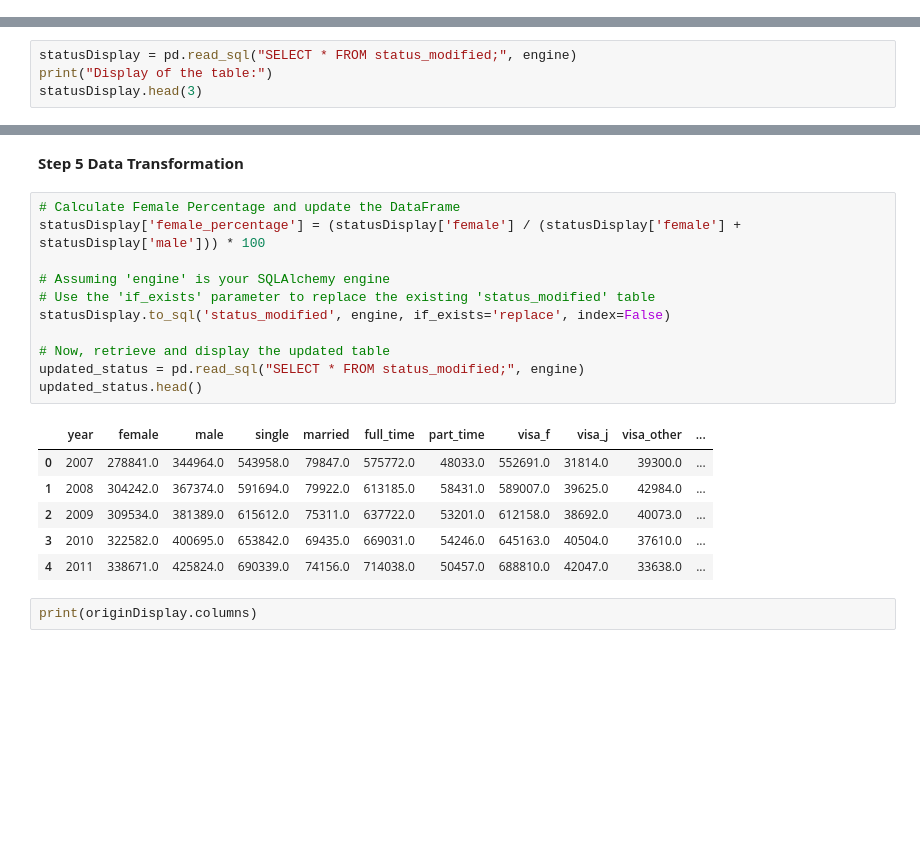
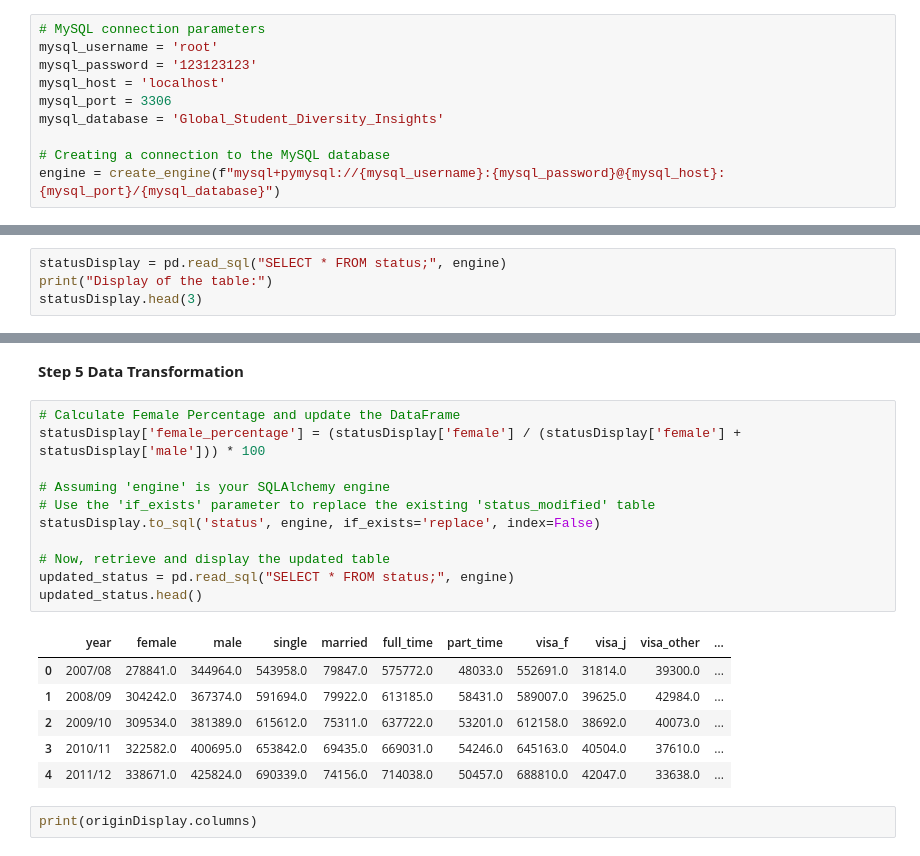
Before and after one commit to mirna1983/Global-Student-Diversity-Insights, a Jupyter notebook: Project.ipynb, the cells around one changed output, grey strips where cells are left out. Cells and saved outputs as stored; diff of their text form; blank space fills up the shorter version.

```diff
--- a/Project.ipynb
+++ b/Project.ipynb
@@ -29,0 +51,10 @@ engine = create_engine(f"mysql+pymysql://{'root'}:{password}@{'localhost'}:{3306
+# %%
+# MySQL connection parameters
+mysql_username = 'root'
+mysql_password = '123123123'
+mysql_host = 'localhost'
+mysql_port = 3306
+mysql_database = 'Global_Student_Diversity_Insights'
+
+# Creating a connection to the MySQL database
+engine = create_engine(f"mysql+pymysql://{mysql_username}:{mysql_password}@{mysql_host}:{mysql_port}/{mysql_database}")
@@ -93,5 +142,5 @@ Display of the table:
 # %%
-statusDisplay = pd.read_sql("SELECT * FROM status_modified;", engine)
+statusDisplay = pd.read_sql("SELECT * FROM status;", engine)
 print("Display of the table:")
 statusDisplay.head(3)
 # %% [output]
@@ -283,21 +313,21 @@ dtype: int64
 # %%
 # Calculate Female Percentage and update the DataFrame
 statusDisplay['female_percentage'] = (statusDisplay['female'] / (statusDisplay['female'] + statusDisplay['male'])) * 100
 
 # Assuming 'engine' is your SQLAlchemy engine
 # Use the 'if_exists' parameter to replace the existing 'status_modified' table
-statusDisplay.to_sql('status_modified', engine, if_exists='replace', index=False)
+statusDisplay.to_sql('status', engine, if_exists='replace', index=False)
 
 # Now, retrieve and display the updated table
-updated_status = pd.read_sql("SELECT * FROM status_modified;", engine)
+updated_status = pd.read_sql("SELECT * FROM status;", engine)
 updated_status.head()
 # %% [output]
 |  | year | female | male | single | married | full_time | part_time | visa_f | visa_j | visa_other | ... |
-| 0 | 2007 | 278841.0 | 344964.0 | 543958.0 | 79847.0 | 575772.0 | 48033.0 | 552691.0 | 31814.0 | 39300.0 | ... |
-| 1 | 2008 | 304242.0 | 367374.0 | 591694.0 | 79922.0 | 613185.0 | 58431.0 | 589007.0 | 39625.0 | 42984.0 | ... |
-| 2 | 2009 | 309534.0 | 381389.0 | 615612.0 | 75311.0 | 637722.0 | 53201.0 | 612158.0 | 38692.0 | 40073.0 | ... |
-| 3 | 2010 | 322582.0 | 400695.0 | 653842.0 | 69435.0 | 669031.0 | 54246.0 | 645163.0 | 40504.0 | 37610.0 | ... |
-| 4 | 2011 | 338671.0 | 425824.0 | 690339.0 | 74156.0 | 714038.0 | 50457.0 | 688810.0 | 42047.0 | 33638.0 | ... |
+| 0 | 2007/08 | 278841.0 | 344964.0 | 543958.0 | 79847.0 | 575772.0 | 48033.0 | 552691.0 | 31814.0 | 39300.0 | ... |
+| 1 | 2008/09 | 304242.0 | 367374.0 | 591694.0 | 79922.0 | 613185.0 | 58431.0 | 589007.0 | 39625.0 | 42984.0 | ... |
+| 2 | 2009/10 | 309534.0 | 381389.0 | 615612.0 | 75311.0 | 637722.0 | 53201.0 | 612158.0 | 38692.0 | 40073.0 | ... |
+| 3 | 2010/11 | 322582.0 | 400695.0 | 653842.0 | 69435.0 | 669031.0 | 54246.0 | 645163.0 | 40504.0 | 37610.0 | ... |
+| 4 | 2011/12 | 338671.0 | 425824.0 | 690339.0 | 74156.0 | 714038.0 | 50457.0 | 688810.0 | 42047.0 | 33638.0 | ... |
 # %%
 print(originDisplay.columns)
 # %% [output]
```
Also changed, not shown: parts of 31 cells of this notebook, 14 other files.
